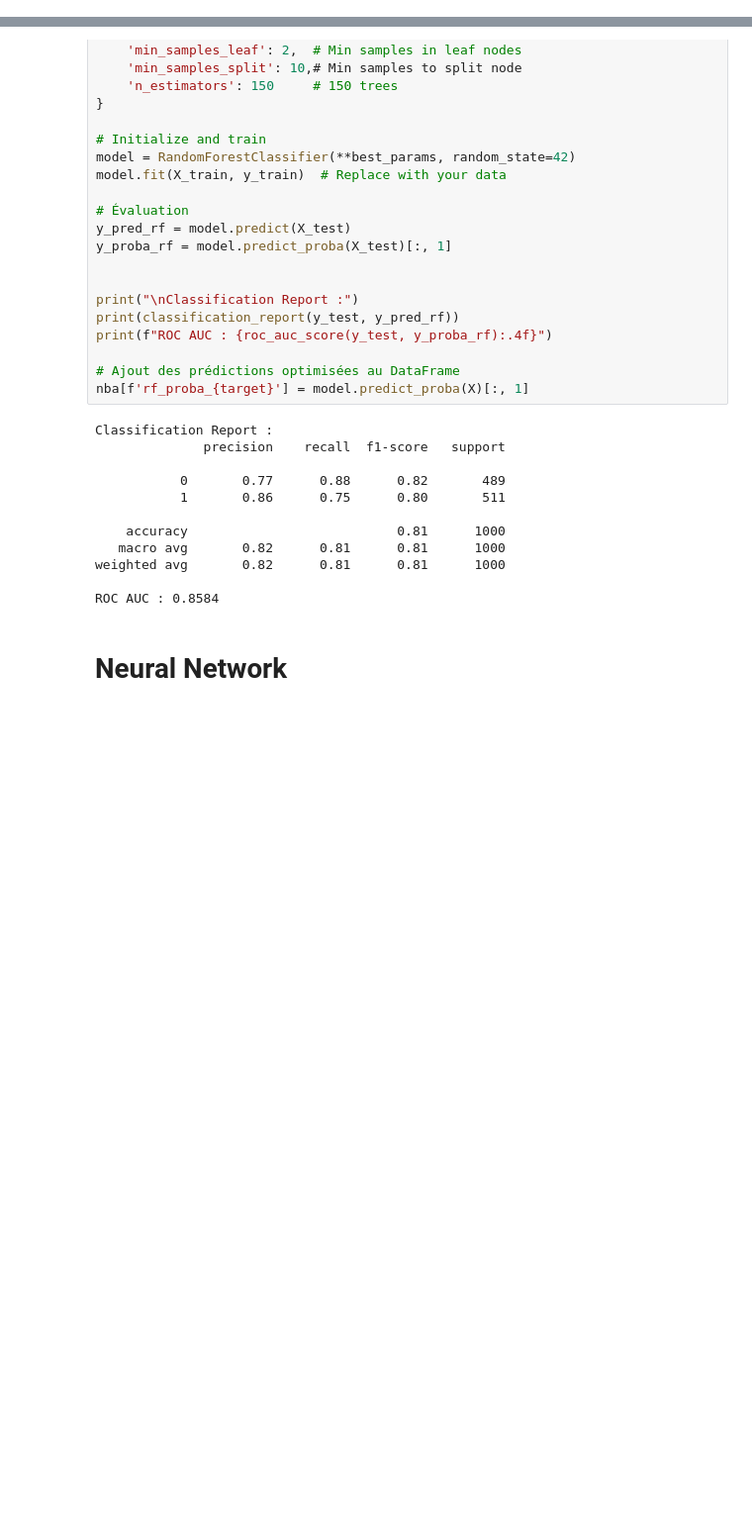
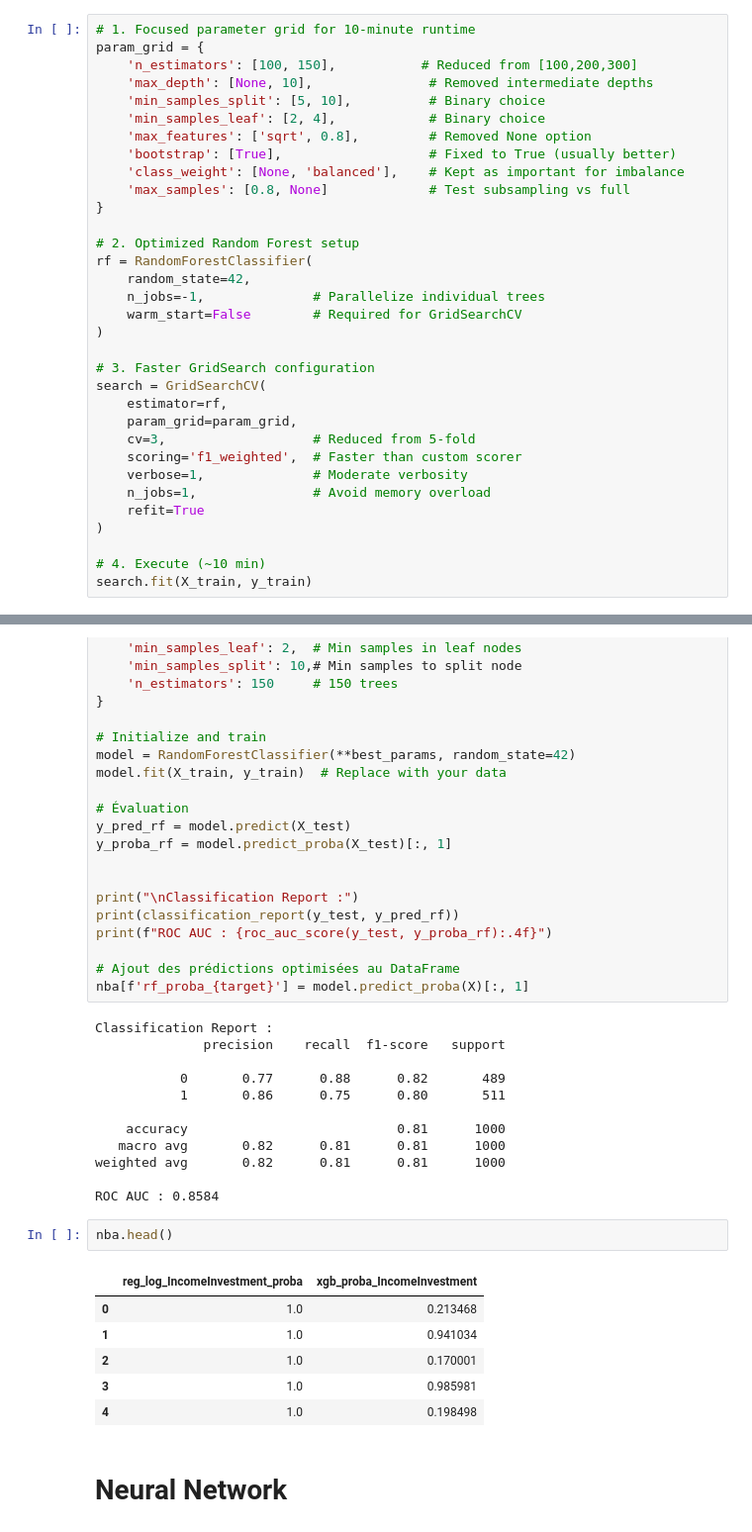
Before and after one commit to Business-Case-Fintech/Business-case-2, a Jupyter notebook: Model_income_bis.ipynb, the cells around one changed output, grey strips where cells are left out. Shown at 99% size. Saved outputs shown, nothing was run; the diff lists cells and outputs as text; blank space fills up the shorter version.

```diff
--- a/Model_income_bis.ipynb
+++ b/Model_income_bis.ipynb
@@ -423,2 +544,35 @@ ROC AUC Score : 0.8536
 # %% [markdown]
 # Random Forest
+# %%
+# 1. Focused parameter grid for 10-minute runtime
+param_grid = {
+    'n_estimators': [100, 150],           # Reduced from [100,200,300]
+    'max_depth': [None, 10],               # Removed intermediate depths
+    'min_samples_split': [5, 10],          # Binary choice
+    'min_samples_leaf': [2, 4],            # Binary choice
+    'max_features': ['sqrt', 0.8],         # Removed None option
+    'bootstrap': [True],                   # Fixed to True (usually better)
+    'class_weight': [None, 'balanced'],    # Kept as important for imbalance
+    'max_samples': [0.8, None]             # Test subsampling vs full
+}
+
+# 2. Optimized Random Forest setup
+rf = RandomForestClassifier(
+    random_state=42,
+    n_jobs=-1,              # Parallelize individual trees
+    warm_start=False        # Required for GridSearchCV
+)
+
+# 3. Faster GridSearch configuration
+search = GridSearchCV(
+    estimator=rf,
+    param_grid=param_grid,
+    cv=3,                   # Reduced from 5-fold
+    scoring='f1_weighted',  # Faster than custom scorer
+    verbose=1,              # Moderate verbosity
+    n_jobs=1,               # Avoid memory overload
+    refit=True
+)
+
+# 4. Execute (~10 min)
+search.fit(X_train, y_train)
@@ -460,6 +625,15 @@ Classification Report :
 weighted avg       0.82      0.81      0.81      1000
 
 ROC AUC : 0.8584
+# %%
+nba.head()
+# %% [output]
+|  | reg_log_IncomeInvestment_proba | xgb_proba_IncomeInvestment |
+| 0 | 1.0 | 0.213468 |
+| 1 | 1.0 | 0.941034 |
+| 2 | 1.0 | 0.170001 |
+| 3 | 1.0 | 0.985981 |
+| 4 | 1.0 | 0.198498 |
 # %% [markdown]
 # Neural Network
 # %%
```
Also changed, not shown: parts of 9 cells of this notebook, 8 other files.
